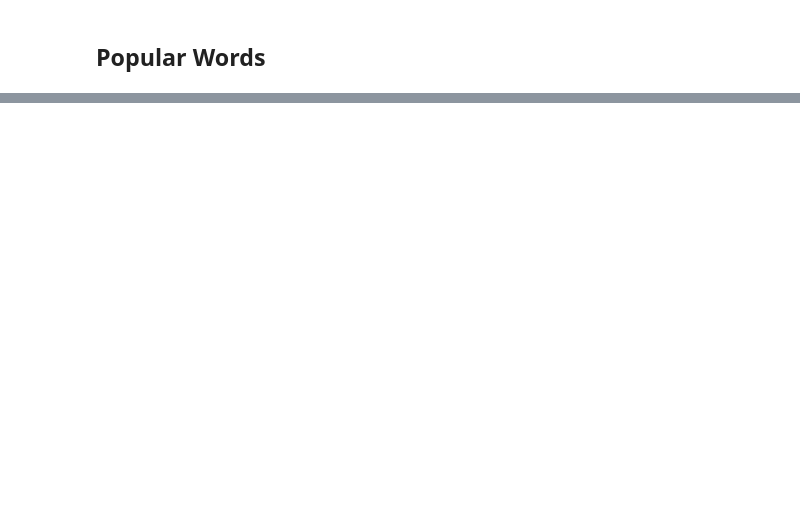
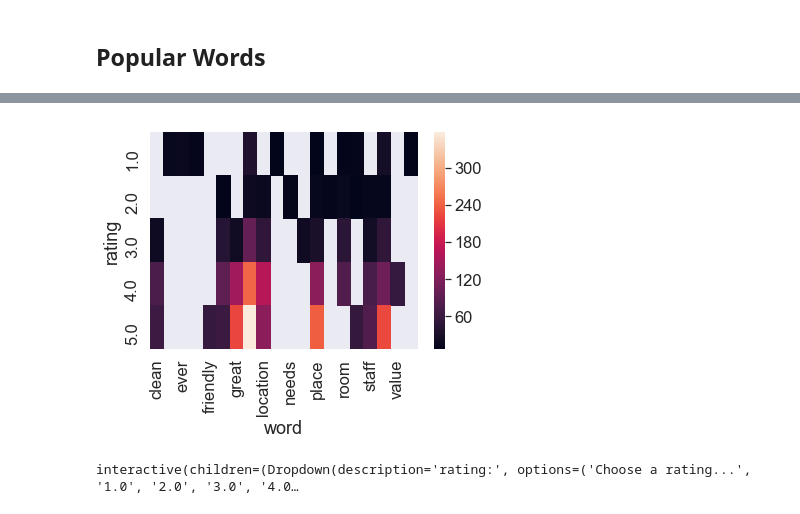
Before and after one commit to janelcv/Hotel_Rating_Analysis, a Jupyter notebook: Hotel_Ratings_Analysis-06.ipynb, the cells around one changed output, grey strips where cells are left out. Saved outputs shown, nothing was run; the diff lists cells and outputs as text; code cells hidden in the pictures; blank space fills up the shorter version.

```diff
--- a/Hotel_Ratings_Analysis-06.ipynb
+++ b/Hotel_Ratings_Analysis-06.ipynb
@@ -535,9 +269,0 @@ for i in range(0, len(bad_reviewlist)):
-# %%
-# Calculate the most important words
-impt_words = []
-for i, review in enumerate( bad_reviewlist2):
-    scores = {word: tfidf(word, review, bad_reviewlist2) for word in review.words}
-    sorted_words = sorted(scores.items(), key = lambda x: x[1], reverse = True)
-
-    for word, score in sorted_words[:5]:
-        impt_words.append((i + 1, word, round(score, 5)))
@@ -563,0 +300,5 @@ ValueError: Length of values does not match length of index
+# %%
+#Extending stop words list to avoid useless words
+stops_hotel = stopwords.words("english")
+newStopWords = ["staygreat","hotelgreat", "n't", "", "one", "us","'s"]
+stops_hotel.extend(newStopWords)
@@ -563,0 +421,25 @@ ValueError: Length of values does not match length of index
+# %%
+#Creating DF for rating 5.0
+df5 = pd.DataFrame(list(zip(word_list5, count_list5)),
+               columns =['word', 'count'])
+df5['rating'] = '5.0'
+#Creating DF for rating 4.0
+df4 = pd.DataFrame(list(zip(word_list4, count_list4)),
+               columns =['word', 'count'])
+df4['rating'] = '4.0'
+#Creating DF for rating 3.0
+df3 = pd.DataFrame(list(zip(word_list3, count_list3)),
+               columns =['word', 'count'])
+df3['rating'] = '3.0'
+#Creating DF for rating 2.0
+df2 = pd.DataFrame(list(zip(word_list2, count_list2)),
+               columns =['word', 'count'])
+df2['rating'] = '2.0'
+#Creating DF for rating 1.0
+df1 = pd.DataFrame(list(zip(word_list1, count_list1)),
+               columns =['word', 'count'])
+df1['rating'] = '1.0'
+# %%
+frames = [df5, df4, df3, df2, df1]
+df = pd.concat(frames)
+df.head()
@@ -563,0 +471,5 @@ ValueError: Length of values does not match length of index
+# %%
+heat_map_data = df.pivot("rating",'word','count')
+heat_map = sns.heatmap(heat_map_data)
+# %% [output]
+[figure, added]
@@ -563,0 +492,5 @@ ValueError: Length of values does not match length of index
+# %%
+# Plot the data by poem title
+interactive(plot_it, rating_title = rating_title)
+# %% [output]
+interactive(children=(Dropdown(description='rating:', options=('Choose a rating...', '1.0', '2.0', '3.0', '4.0…
```
Also changed, not shown: parts of 63 cells of this notebook, 1 other file.
